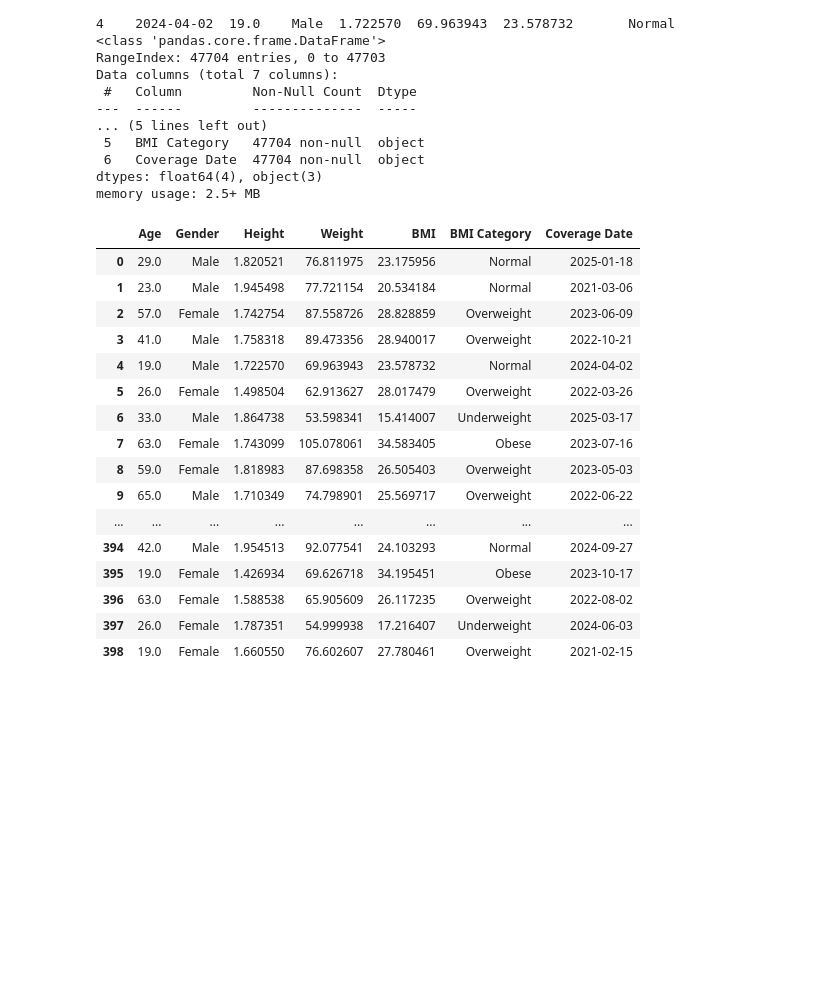
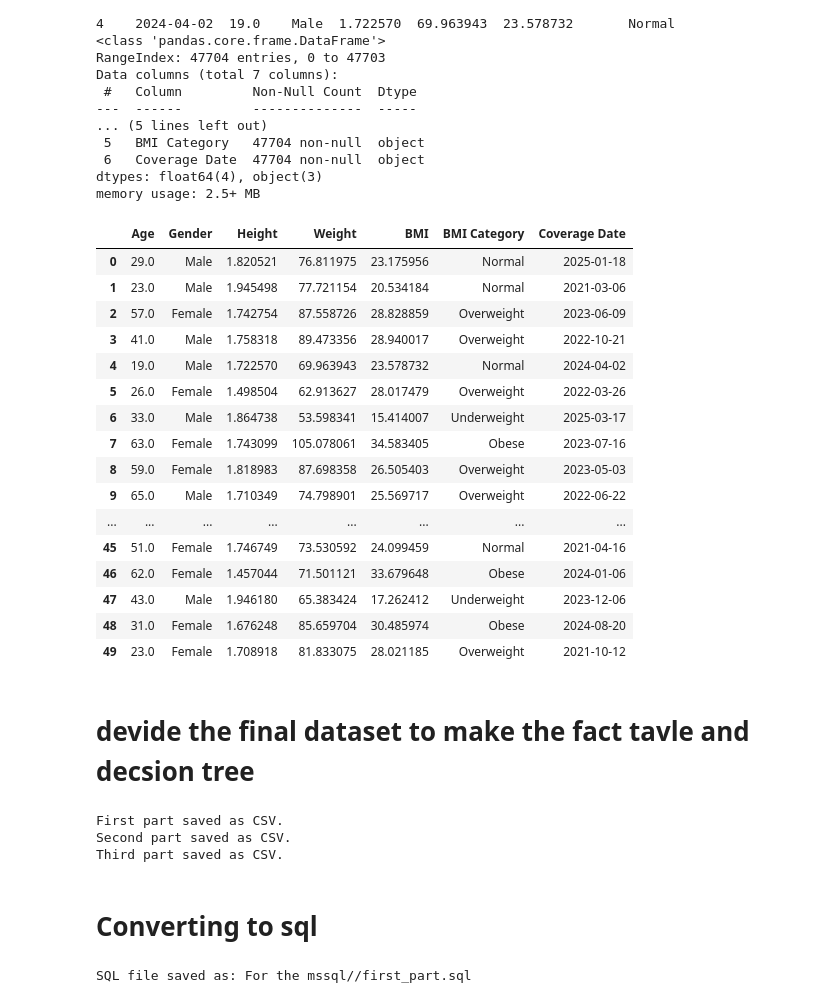
Before and after one commit to AhmedEl-Hares/Dss-Project, a Jupyter notebook: project.ipynb, the cells around one changed output. Cells and saved outputs as stored; diff of their text form; code cells hidden in the pictures; blank space fills up the shorter version.

Commit message:
Split the final data into three chunks and convert the first to sql format and second was converted manually to mdb and the third was kept as csv

```diff
--- a/project.ipynb
+++ b/project.ipynb
@@ -621,24 +621,75 @@ memory usage: 2.5+ MB
 # %%
 # Display the dataset
 pd.set_option('display.max_rows', None)
 
 
-data.head(500)
+data.head(50)
 # %% [output]
 |  | Age | Gender | Height | Weight | BMI | BMI Category | Coverage Date |
 | 0 | 29.0 | Male | 1.820521 | 76.811975 | 23.175956 | Normal | 2025-01-18 |
 | 1 | 23.0 | Male | 1.945498 | 77.721154 | 20.534184 | Normal | 2021-03-06 |
 | 2 | 57.0 | Female | 1.742754 | 87.558726 | 28.828859 | Overweight | 2023-06-09 |
 | 3 | 41.0 | Male | 1.758318 | 89.473356 | 28.940017 | Overweight | 2022-10-21 |
 | 4 | 19.0 | Male | 1.722570 | 69.963943 | 23.578732 | Normal | 2024-04-02 |
 | 5 | 26.0 | Female | 1.498504 | 62.913627 | 28.017479 | Overweight | 2022-03-26 |
 | 6 | 33.0 | Male | 1.864738 | 53.598341 | 15.414007 | Underweight | 2025-03-17 |
 | 7 | 63.0 | Female | 1.743099 | 105.078061 | 34.583405 | Obese | 2023-07-16 |
 | 8 | 59.0 | Female | 1.818983 | 87.698358 | 26.505403 | Overweight | 2023-05-03 |
 | 9 | 65.0 | Male | 1.710349 | 74.798901 | 25.569717 | Overweight | 2022-06-22 |
 | ... | ... | ... | ... | ... | ... | ... | ... |
-| 394 | 42.0 | Male | 1.954513 | 92.077541 | 24.103293 | Normal | 2024-09-27 |
-| 395 | 19.0 | Female | 1.426934 | 69.626718 | 34.195451 | Obese | 2023-10-17 |
-| 396 | 63.0 | Female | 1.588538 | 65.905609 | 26.117235 | Overweight | 2022-08-02 |
-| 397 | 26.0 | Female | 1.787351 | 54.999938 | 17.216407 | Underweight | 2024-06-03 |
-| 398 | 19.0 | Female | 1.660550 | 76.602607 | 27.780461 | Overweight | 2021-02-15 |
+| 45 | 51.0 | Female | 1.746749 | 73.530592 | 24.099459 | Normal | 2021-04-16 |
+| 46 | 62.0 | Female | 1.457044 | 71.501121 | 33.679648 | Obese | 2024-01-06 |
+| 47 | 43.0 | Male | 1.946180 | 65.383424 | 17.262412 | Underweight | 2023-12-06 |
+| 48 | 31.0 | Female | 1.676248 | 85.659704 | 30.485974 | Obese | 2024-08-20 |
+| 49 | 23.0 | Female | 1.708918 | 81.833075 | 28.021185 | Overweight | 2021-10-12 |
+# %% [markdown]
+# devide the final dataset to make the fact tavle and decsion tree
+# %%
+import pandas as pd
+
+# Load the dataset
+data = pd.read_csv('Final_dataset.csv')
+
+# Divide the dataset into 3 parts
+data1 = data.iloc[:len(data)//3]
+data2 = data.iloc[len(data)//3:2*len(data)//3]
+data3 = data.iloc[2*len(data)//3:]
+
+# Save as CSV files
+data1.to_csv('First_part.csv', index=False)
+print("First part saved as CSV.")
+
+data2.to_csv('Second_part.csv', index=False)
+print("Second part saved as CSV.")
+
+data3.to_csv('Third_part.csv', index=False)
+print("Third part saved as CSV.")
+# %% [output]
+First part saved as CSV.
+Second part saved as CSV.
+Third part saved as CSV.
+# %% [markdown]
+# Converting to sql
+# %%
+import pandas as pd
+
+# Input CSV file
+csv_file = "First_part.csv"
+# Output SQL file
+sql_file = "For the mssql//first_part.sql"
+# Target table name in SQL
+table_name = "First_third"
+
+# Read CSV into a DataFrame
+df = pd.read_csv(csv_file)
+
+# Generate SQL INSERT statements
+with open(sql_file, 'w') as f:
+    for index, row in df.iterrows():
+        columns = ', '.join([f'"{col}"' for col in df.columns])
+        values = ', '.join([f"'{str(val).replace("'", "''")}'" if pd.notna(val) else 'NULL' for val in row])
+        f.write(f"INSERT INTO {table_name} ({columns}) VALUES ({values});\n")
+
+print(f"SQL file saved as: {sql_file}")
+# %% [output]
+SQL file saved as: For the mssql//first_part.sql
```
Also changed, not shown: 5 other files.
